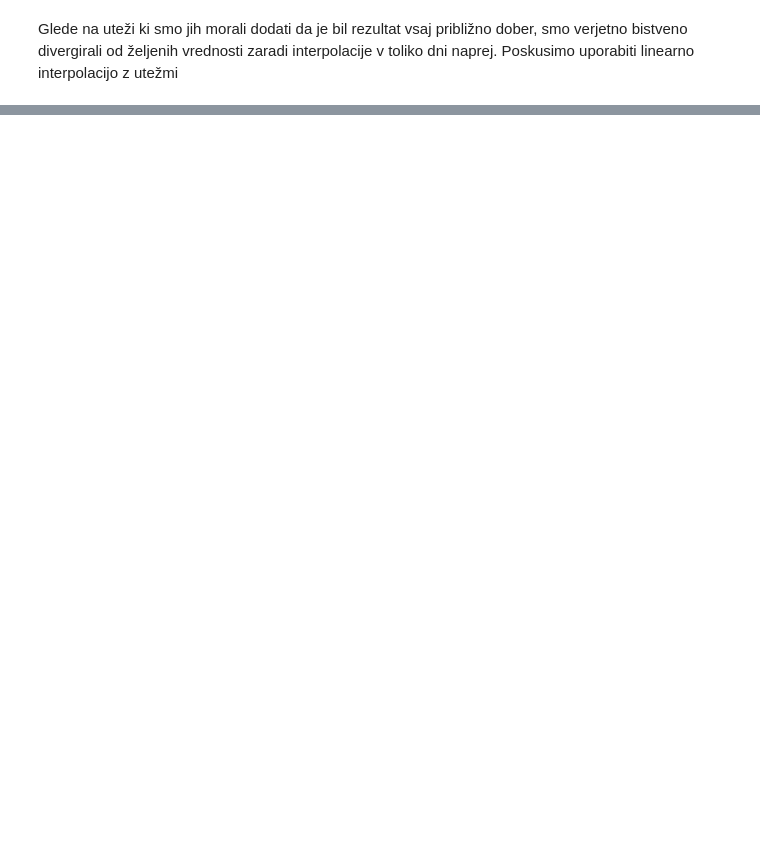
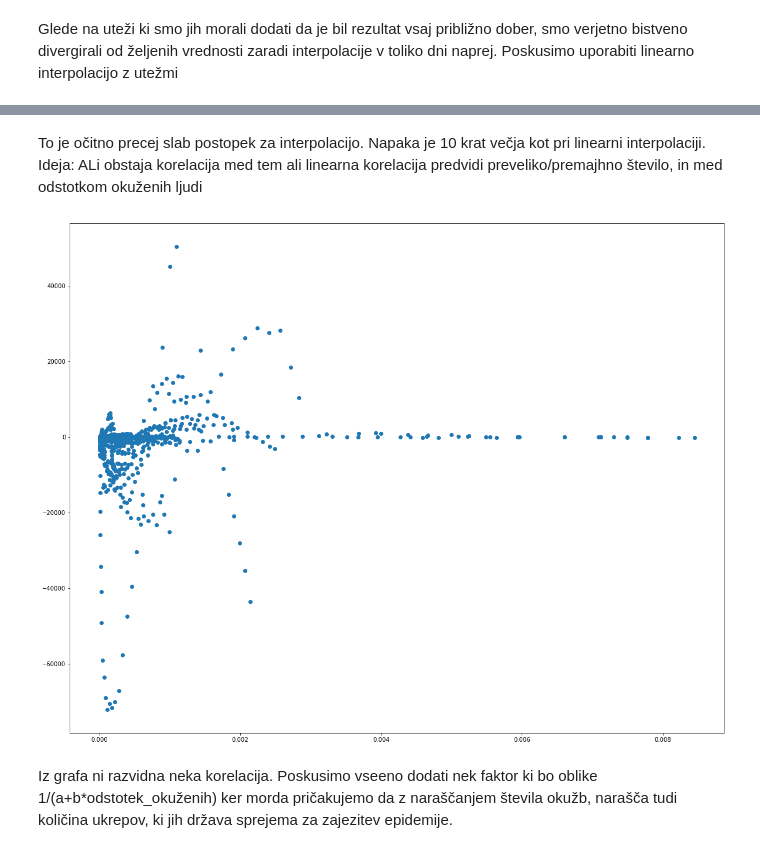
Before and after one commit to grekiki/COVID-19, a Jupyter notebook: next_week.ipynb, the cells around one changed output, grey strips where cells are left out. Saved outputs shown, nothing was run; the diff lists cells and outputs as text; code cells hidden in the pictures; blank space fills up the shorter version.

```diff
--- a/next_week.ipynb
+++ b/next_week.ipynb
@@ -51,19 +94,22 @@ def err(x,a):
 Napišemo si funkcijo ki oceni nek (model?) algoritem.
 # %%
 class Data_segment:
-    def __init__(self,input_list):
+    def __init__(self,input_list,name,population):
         assert len(input_list)==sample_length
         self.input=input_list[0:input_length]
         self.output=input_list[-1]
         self.raw=input_list[:]
+        self.name=name
+        self.population=population
 # %%
 def input_generator():
     inputs=[]
     for row in range(len(series)):
         for c in range(len(series[row])-sample_length):
-            if series[row][c]>5:
+            if series[row][c]>50:#Vsaj 50 okužb da začnemo analizirati podatke
                 list=series[row][c:c+sample_length]
-                inputs.append(Data_segment(list))
+                inputs.append(Data_segment(list,names[row],population[row]))
+                #print(row)
     return inputs
 # %%
 def evaluate(prediction):
@@ -216,0 +359,16 @@ plt.legend()
+# %% [markdown]
+To je očitno precej slab postopek za interpolacijo. Napaka je 10 krat večja kot pri linearni interpolaciji. Ideja: ALi obstaja korelacija med tem ali linearna korelacija predvidi preveliko/premajhno število, in med odstotkom okuženih ljudi
+# %%
+infection_per_million=[]
+error=[]
+for input in inputs:
+    guess=good_linear_interpolation2(input.input,input.population)
+    real=input.output
+    infection_per_million.append(input.input[-1]/input.population)
+    error.append(guess-real)
+plt.plot(infection_per_million,error, 'o',)
+plt.show()
+# %% [output]
+[figure, added]
+# %% [markdown]
+Iz grafa ni razvidna neka korelacija. Poskusimo vseeno dodati nek faktor ki bo oblike 1/(a+b*odstotek_okuženih) ker morda pričakujemo da z naraščanjem števila okužb, narašča tudi količina ukrepov, ki jih država sprejema za zajezitev epidemije.
```
Also changed, not shown: parts of 22 cells of this notebook, 34 other files.
